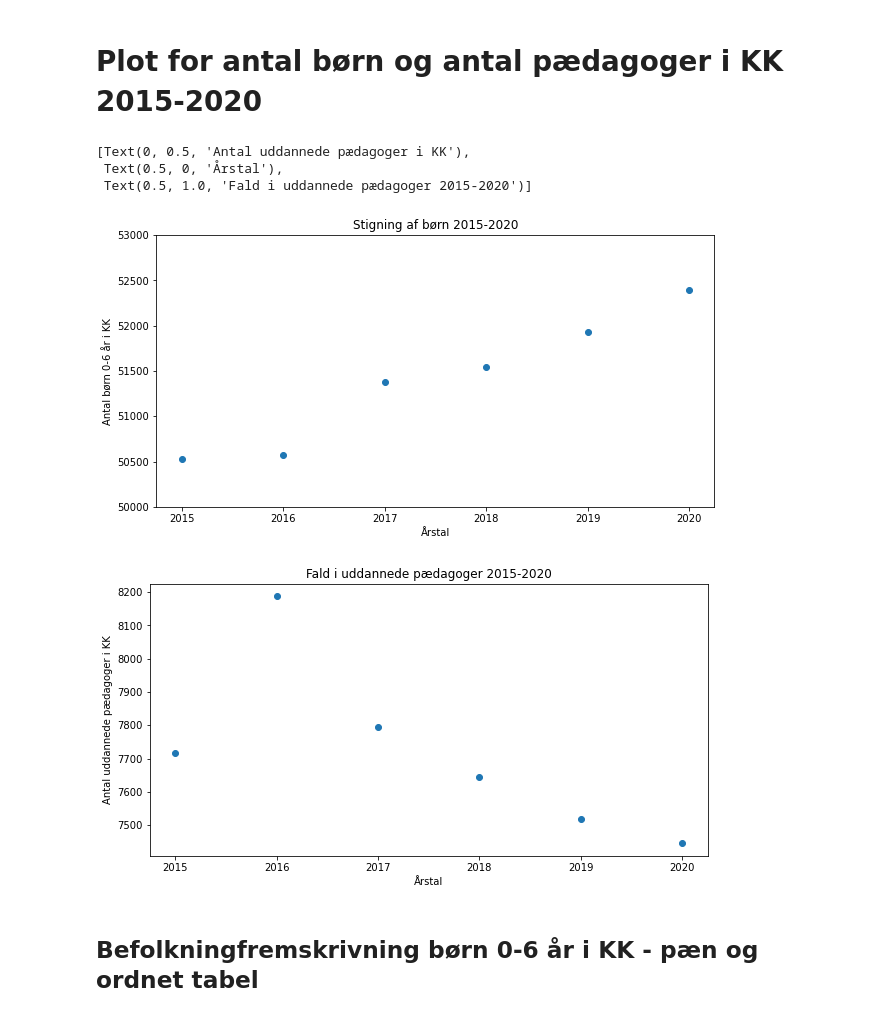
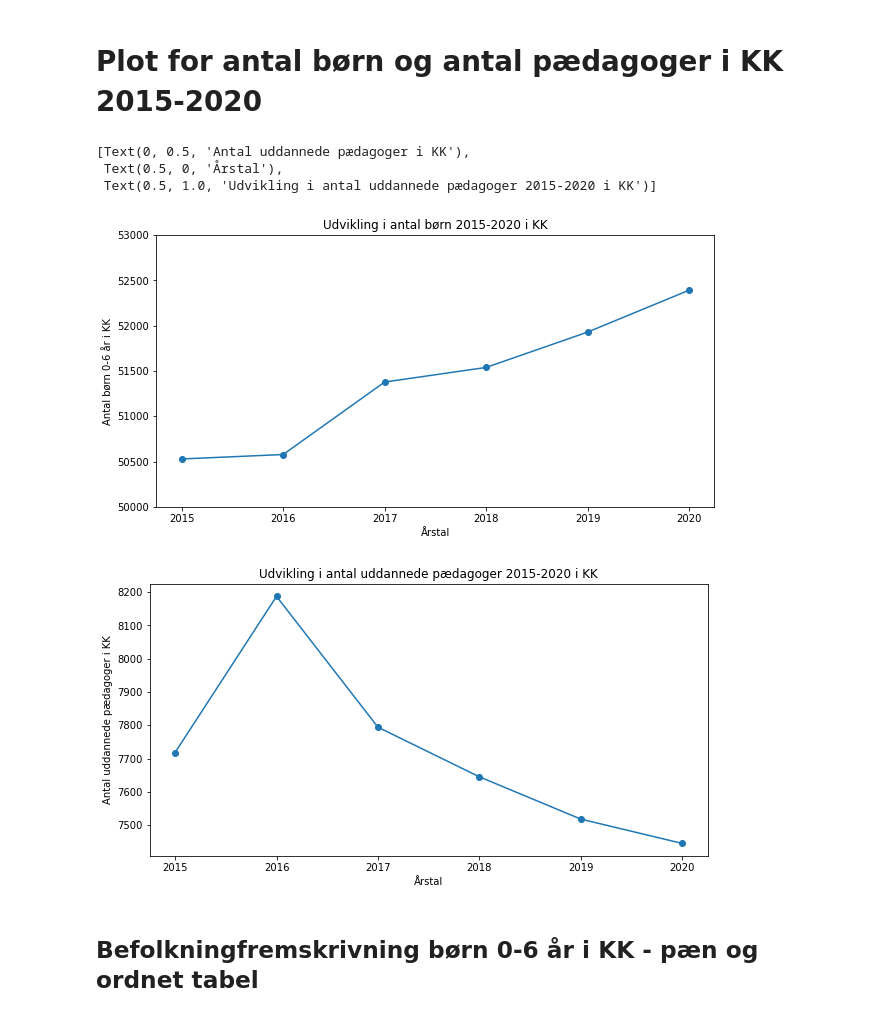
Before and after one commit to MariaSilke/DO21Eksamen, a Jupyter notebook: Normeringer 2.ipynb, the cells around one changed output. Cells and saved outputs as stored; diff of their text form; code cells hidden in the pictures.

```diff
--- a/Normeringer 2.ipynb
+++ b/Normeringer 2.ipynb
@@ -210,20 +210,28 @@ ialt_boern_udd1
 # %% [markdown]
 # Plot for antal børn og antal pædagoger i KK 2015-2020
 # %%
+#Plot for udviklingen i antal børn i KK
 fig, ax = plt.subplots(figsize=(10, 5))
-ax.scatter(x=ialt_boern_udd1['index'], y=ialt_boern_udd1['Børn i alt'])
-ax.set(xlabel='Årstal', ylabel='Antal børn 0-6 år i KK', title='Stigning af børn 2015-2020')
+x1 = ialt_boern_udd1['index']
+y1 = ialt_boern_udd1['Børn i alt']
+ax.scatter(x1, y1)
+ax.plot(x1, y1)
+ax.set(xlabel='Årstal', ylabel='Antal børn 0-6 år i KK', title='Udvikling i antal børn 2015-2020 i KK')
 plt.ylim((50000,53000))
 
+# Plot for udviklingen i antal uddannede pædagoger i KK
 fig, ax = plt.subplots(figsize=(10, 5))
-ax.scatter(x=ialt_boern_udd1['index'], y=ialt_boern_udd1['Uddannede i alt'])
-ax.set(xlabel='Årstal', ylabel='Antal uddannede pædagoger i KK', title='Fald i uddannede pædagoger 2015-2020')
+x2 = ialt_boern_udd1['index']
+y2 = ialt_boern_udd1['Uddannede i alt']
+ax.plot(x2, y2)
+ax.scatter(x2, y2)
+ax.set(xlabel='Årstal', ylabel='Antal uddannede pædagoger i KK', title='Udvikling i antal uddannede pædagoger 2015-2020 i KK')
 # %% [output]
 [Text(0, 0.5, 'Antal uddannede pædagoger i KK'),
  Text(0.5, 0, 'Årstal'),
- Text(0.5, 1.0, 'Fald i uddannede pædagoger 2015-2020')]
+ Text(0.5, 1.0, 'Udvikling i antal uddannede pædagoger 2015-2020 i KK')]
-[figure, old version]
+[figure, new version]
-[figure, old version]
+[figure, new version]
 # %% [markdown]
 ## Befolkningfremskrivning børn 0-6 år i KK - pæn og ordnet tabel
 # %%
```
Also changed, not shown: parts of 6 cells of this notebook.
